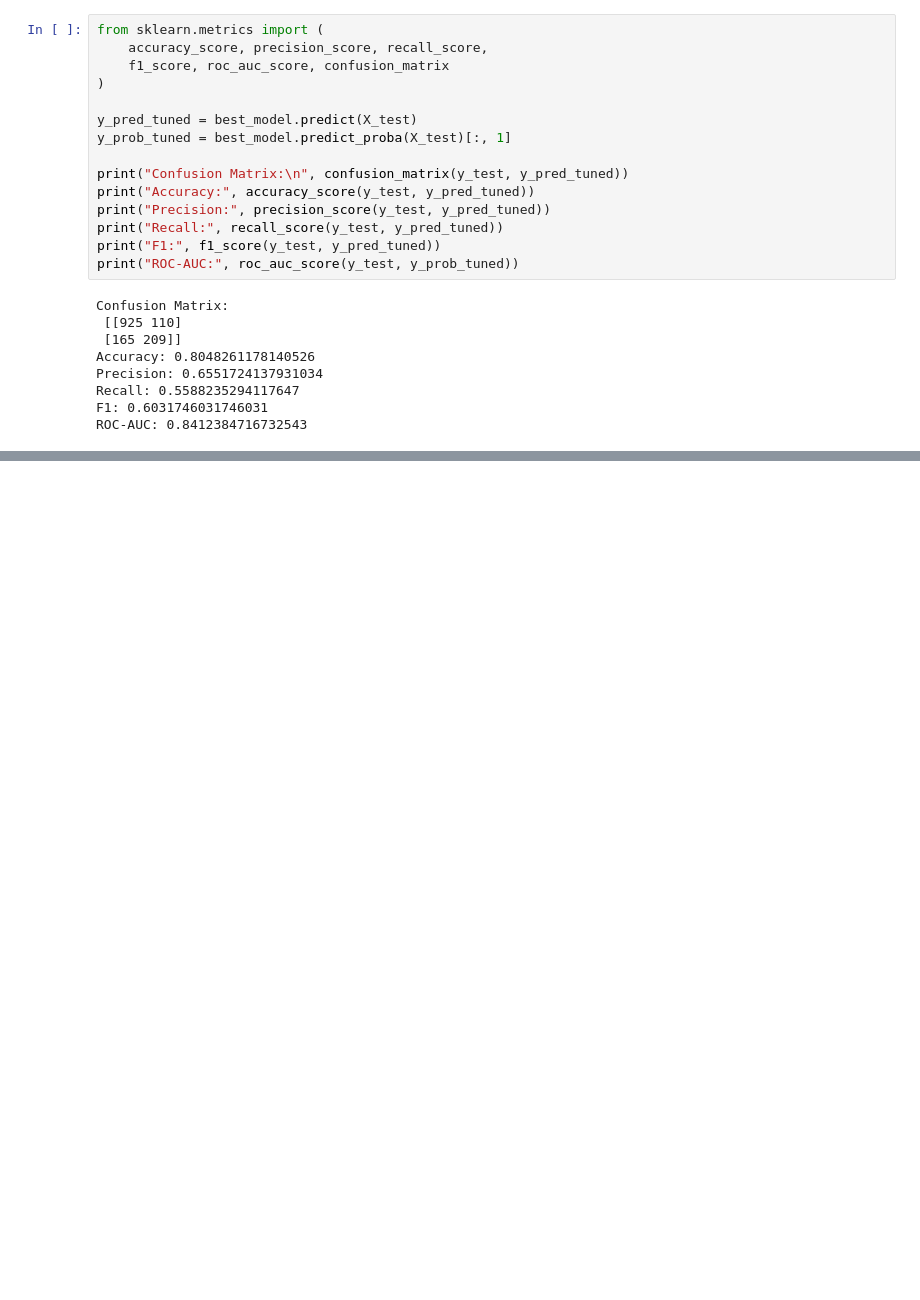
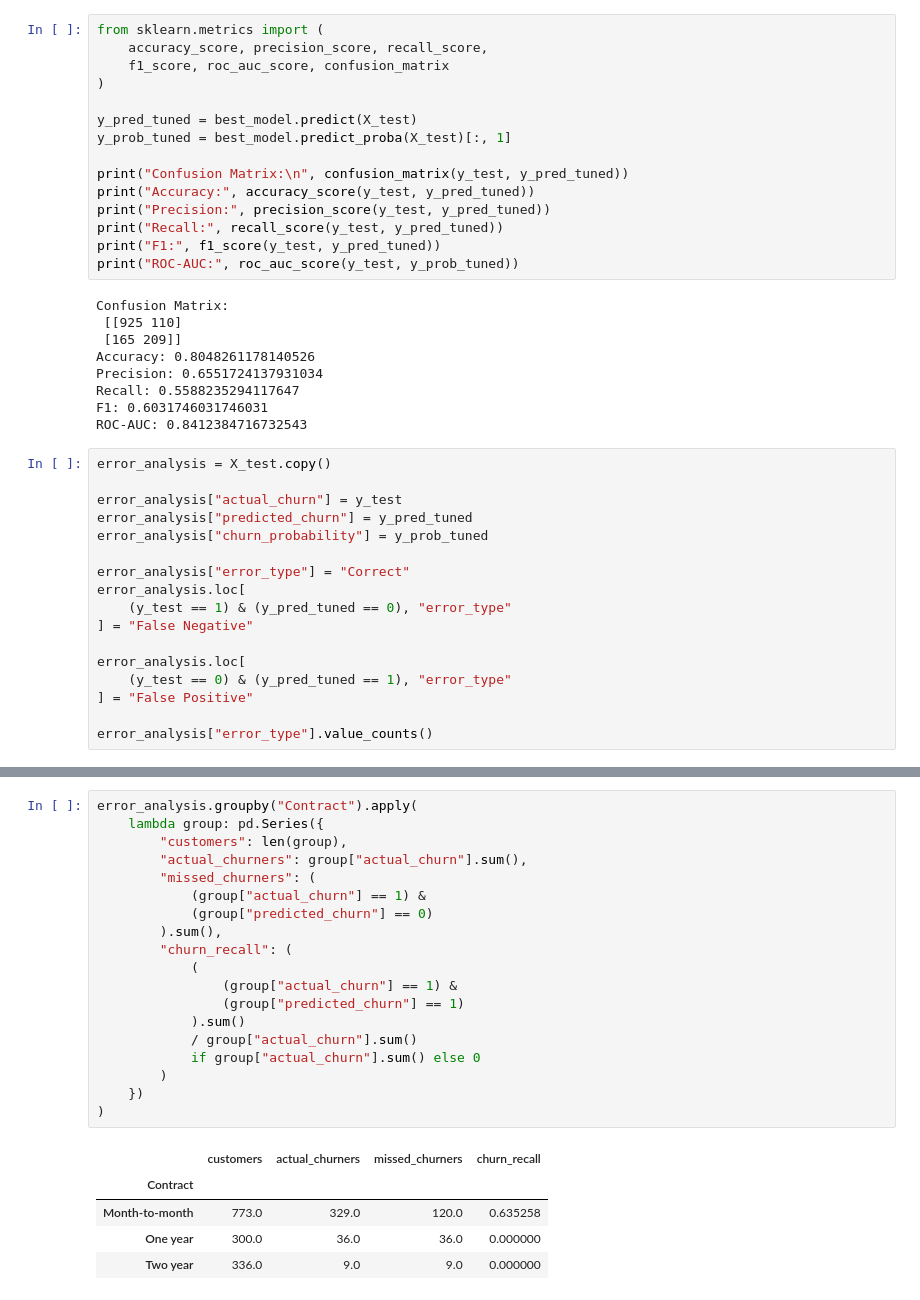
Before and after one commit to sayedsabi/customer-churn-ml-system, a Jupyter notebook: notebooks/02_model_experiments.ipynb, the cells around one changed output, grey strips where cells are left out. Cells and saved outputs as stored; diff of their text form; blank space fills up the shorter version.

Commit message:
Document Day 10 model error analysis

```diff
--- a/notebooks/02_model_experiments.ipynb
+++ b/notebooks/02_model_experiments.ipynb
@@ -542,3 +542,20 @@ Precision: 0.6551724137931034
 Recall: 0.5588235294117647
 F1: 0.6031746031746031
 ROC-AUC: 0.8412384716732543
+# %%
+error_analysis = X_test.copy()
+
+error_analysis["actual_churn"] = y_test
+error_analysis["predicted_churn"] = y_pred_tuned
+error_analysis["churn_probability"] = y_prob_tuned
+
+error_analysis["error_type"] = "Correct"
+error_analysis.loc[
+    (y_test == 1) & (y_pred_tuned == 0), "error_type"
+] = "False Negative"
+
+error_analysis.loc[
+    (y_test == 0) & (y_pred_tuned == 1), "error_type"
+] = "False Positive"
+
+error_analysis["error_type"].value_counts()
@@ -544,0 +611,25 @@ ROC-AUC: 0.8412384716732543
+# %%
+error_analysis.groupby("Contract").apply(
+    lambda group: pd.Series({
+        "customers": len(group),
+        "actual_churners": group["actual_churn"].sum(),
+        "missed_churners": (
+            (group["actual_churn"] == 1) &
+            (group["predicted_churn"] == 0)
+        ).sum(),
+        "churn_recall": (
+            (
+                (group["actual_churn"] == 1) &
+                (group["predicted_churn"] == 1)
+            ).sum()
+            / group["actual_churn"].sum()
+            if group["actual_churn"].sum() else 0
+        )
+    })
+)
+# %% [output]
+|  | customers | actual_churners | missed_churners | churn_recall |
+| Contract |  |  |  |  |
+| Month-to-month | 773.0 | 329.0 | 120.0 | 0.635258 |
+| One year | 300.0 | 36.0 | 36.0 | 0.000000 |
+| Two year | 336.0 | 9.0 | 9.0 | 0.000000 |
```
Also changed, not shown: parts of 4 cells of this notebook, 1 other file.
